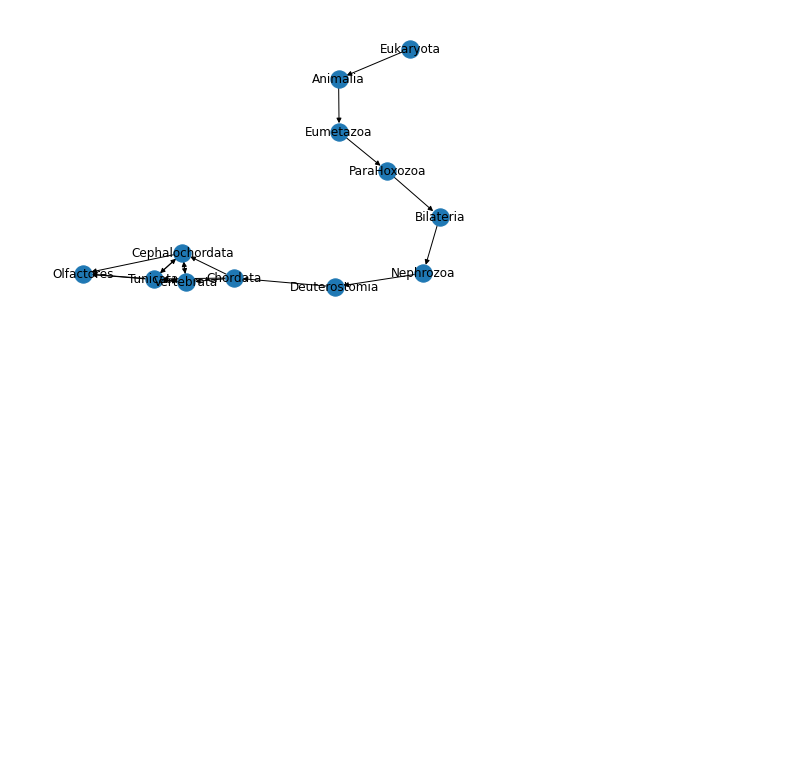
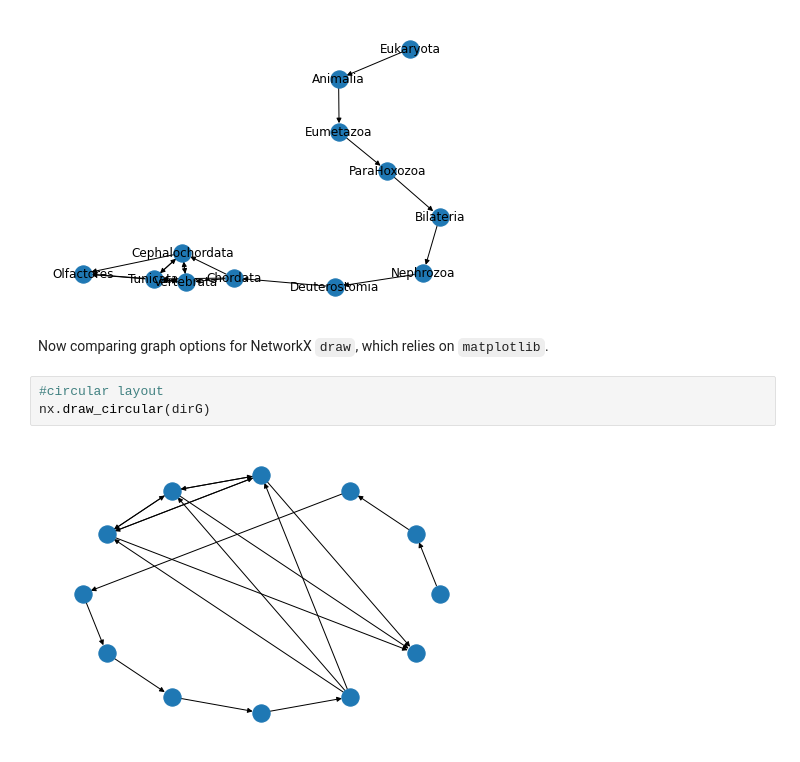
Before and after one commit to bronwencc/ML_practice, a Jupyter notebook: directed-graphs.ipynb, the cells around one changed output. Cells and saved outputs as stored; diff of their text form; blank space fills up the shorter version.

Commit message:
Add graphs demonstrating customization options

```diff
--- a/directed-graphs.ipynb
+++ b/directed-graphs.ipynb
@@ -92,3 +92,10 @@ nx.draw(dirG,with_labels=True)
 nx.draw(dirG,with_labels=True)
 # %% [output]
 [figure]
+# %% [markdown]
+Now comparing graph options for NetworkX `draw`, which relies on `matplotlib`.
+# %%
+#circular layout
+nx.draw_circular(dirG)
+# %% [output]
+[figure, added]
```
Also changed, not shown: parts of 6 cells of this notebook.
